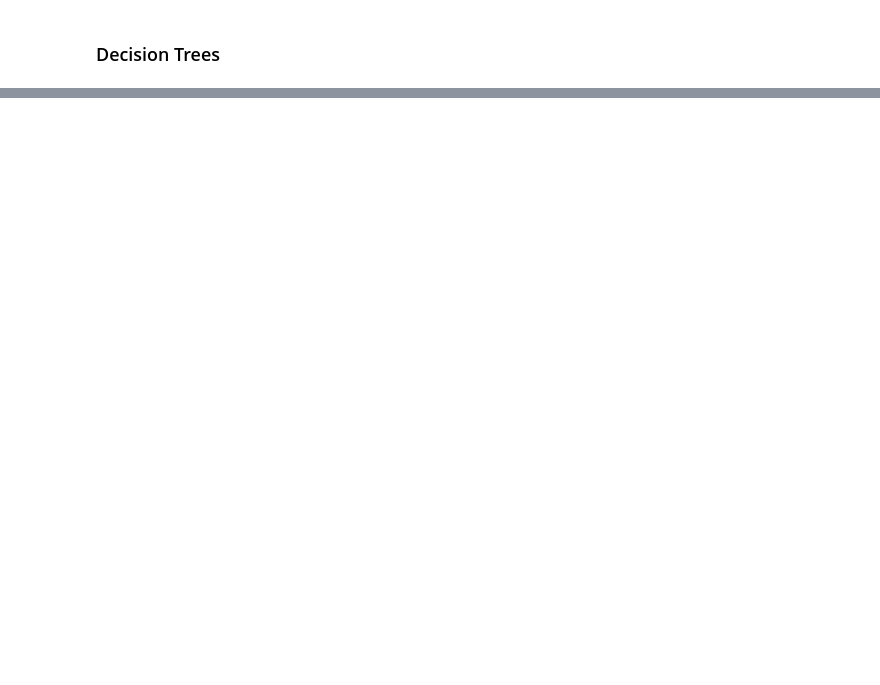
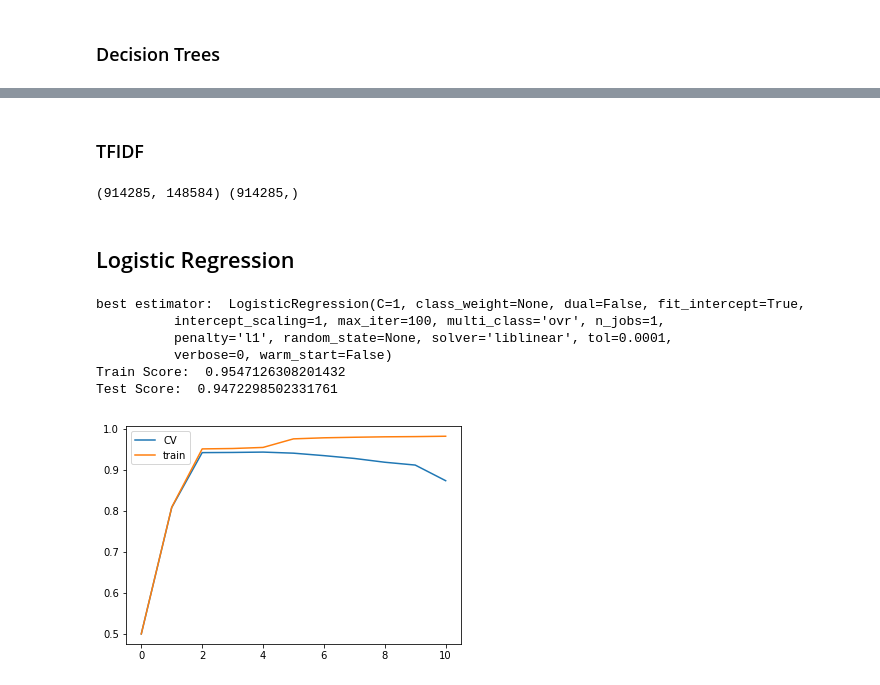
Before and after one commit to aman-sawarn/Quora-Insincere-Question-Prediction, a Jupyter notebook: Model.ipynb, the cells around one changed output, grey strips where cells are left out. Saved outputs shown, nothing was run; the diff lists cells and outputs as text; code cells hidden in the pictures; blank space fills up the shorter version.

```diff
--- a/Model.ipynb
+++ b/Model.ipynb
@@ -415,0 +393,54 @@ plt.show()
+# %% [markdown]
+### TFIDF
+# %%
+# X=preprocessed_reviews[:]
+# y=['Score'][:]
+# X_train, X_test, y_train, y_test = train_test_split(X,y , test_size=0.30, random_state=42)
+# # bow = CountVectorizer()
+tfidf = TfidfVectorizer()
+X_train_tfidf=tfidf.fit_transform(X_train)
+X_test_tfidf=tfidf.transform(X_test)
+print(X_train_tfidf.shape, y_train.shape)
+# %% [output]
+(914285, 148584) (914285,)
+# %% [markdown]
+## Logistic Regression
+# %%
+parametersx=[{'C': [10**-4, 10**-2,0.75, 0.81, 1, 5, 10, 20, 50, 10**2, 10**4]}]
+clf = GridSearchCV(LogisticRegression(penalty='l1'), parametersx, cv=4, scoring='roc_auc')
+# clf.fit(X_train_bow, y_train)
+# cv_error=clf.cv_results_['mean_test_score']
+# train_error=clf.cv_results_['mean_train_score']
+# pred=clf.predict(X_train_bow)
+# score=roc_auc_score(y_train, pred)
+# c_value=clf.best_params_['C']
+# # depth=clf.best_params_['max_depth']
+# print("best estimator: ", clf.best_estimator_)
+# print("Train Score: ", clf.score(X_train_bow, y_train))
+# print("Test Score: ", clf.score(X_test_bow, y_test))
+
+# parametersx=[{'C': [10**-4, 10**-2,0.75, 0.81, 1, 5, 10, 20, 50, 10**2, 10**4]}]
+# clf = RandomizedSearchCV(LogisticRegression(penalty='l1'), parametersx, cv=4, scoring='roc_auc' )
+clf.fit(X_train_tfidf, y_train)
+cv_error=clf.cv_results_['mean_test_score']
+train_error=clf.cv_results_['mean_train_score']
+pred=clf.predict(X_train_tfidf)
+score=roc_auc_score(y_train, pred)
+c_value=clf.best_params_['C']
+# depth=clf.best_params_['max_depth']
+print("best estimator: ", clf.best_estimator_)
+print("Train Score: ", clf.score(X_train_tfidf, y_train))
+print("Test Score: ", clf.score(X_test_tfidf, y_test))
+
+plt.plot(cv_error, label='CV')
+plt.plot(train_error, label='train')
+plt.legend()
+plt.show()
+# %% [output]
+best estimator:  LogisticRegression(C=1, class_weight=None, dual=False, fit_intercept=True,
+          intercept_scaling=1, max_iter=100, multi_class='ovr', n_jobs=1,
+          penalty='l1', random_state=None, solver='liblinear', tol=0.0001,
+          verbose=0, warm_start=False)
+Train Score:  0.9547126308201432
+Test Score:  0.9472298502331761
+[figure, added]
```
Also changed, not shown: parts of 48 cells of this notebook.
